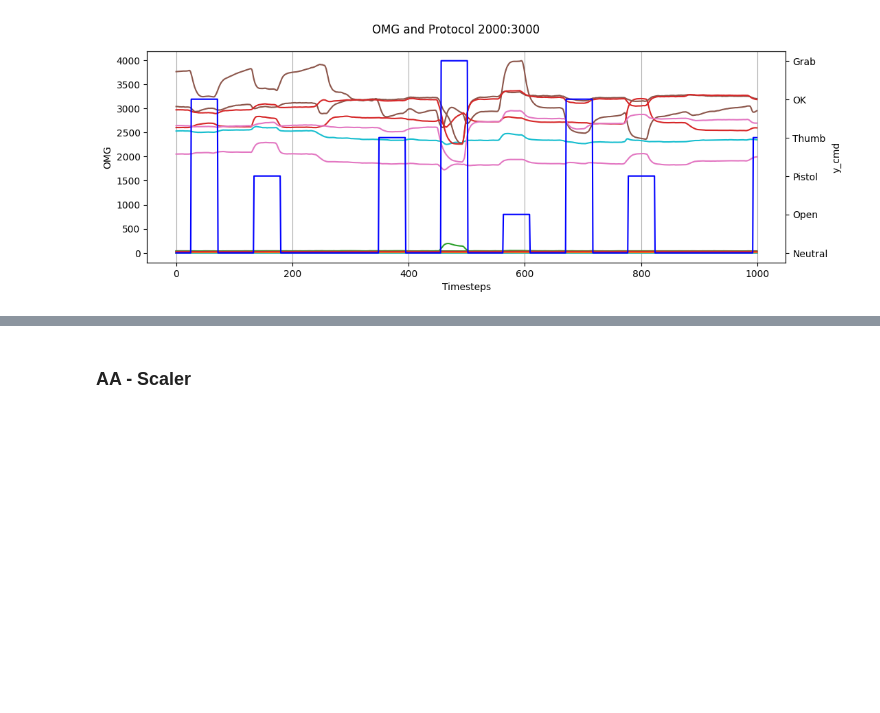
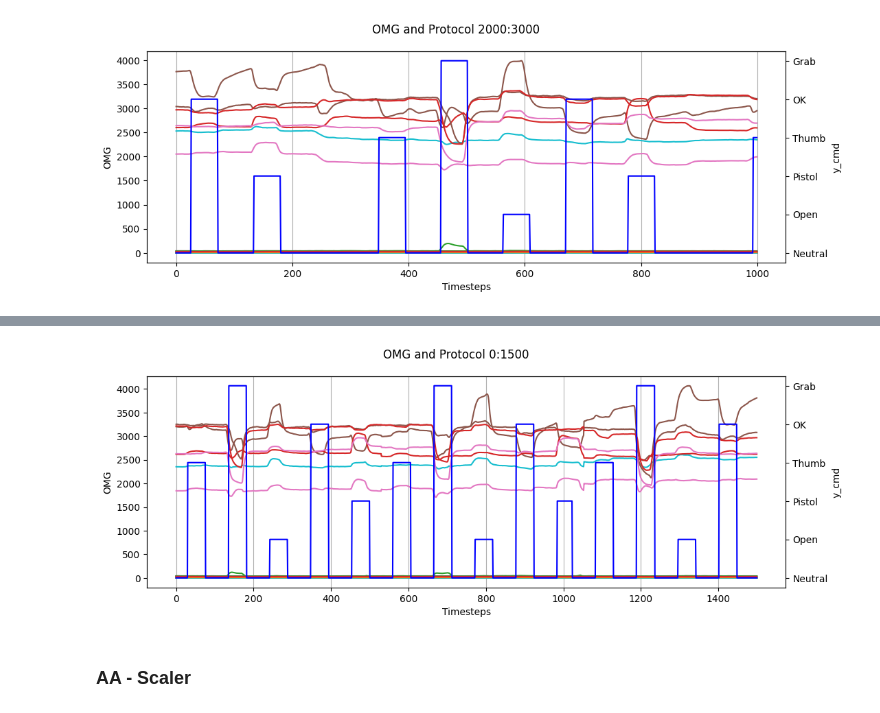
Before and after one commit to banzarkhan/motorika-internship-team, a Jupyter notebook: baseline_ewm.ipynb, the cells around one changed output, grey strips where cells are left out. Cells and saved outputs as stored; diff of their text form; code cells hidden in the pictures; blank space fills up the shorter version.

```diff
--- a/baseline_ewm.ipynb
+++ b/baseline_ewm.ipynb
@@ -569,3 +681,12 @@ get_graphs(X_train, y_train_shifted, start=2000, end=3000)
+# %%
+fitting_model = svm.NuSVC()
+
+X_train_new, y_train_new = get_local_centering(X_train_ewm, y_train_shifted, dist_half=30, model=fitting_model, use_m=False)
+X_test_new, y_test_new = get_local_centering(X_test_ewm, y_test_shifted, dist_half=30, model=fitting_model, use_m=False)
+# %%
+get_graphs(X_train_new, y_train_new, start=0, end=1500)
+# %% [output]
+[figure, added]
 # %% [markdown]
 ### AA - Scaler
 # %%
```
Also changed, not shown: parts of 29 cells of this notebook, 1 other file.
